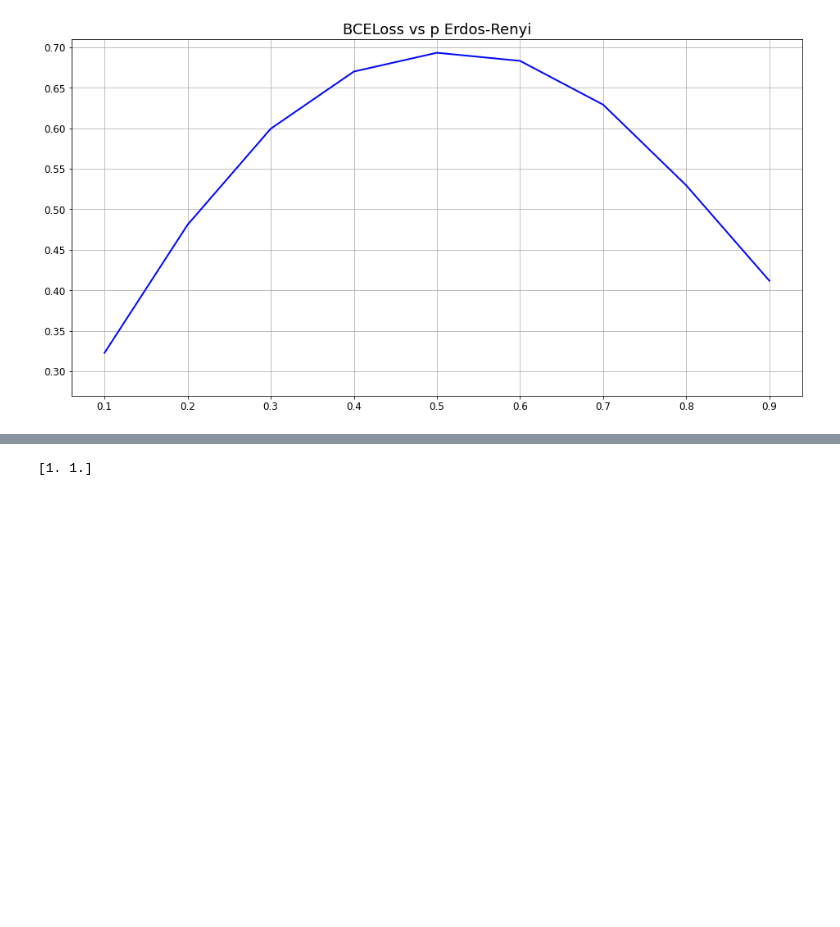
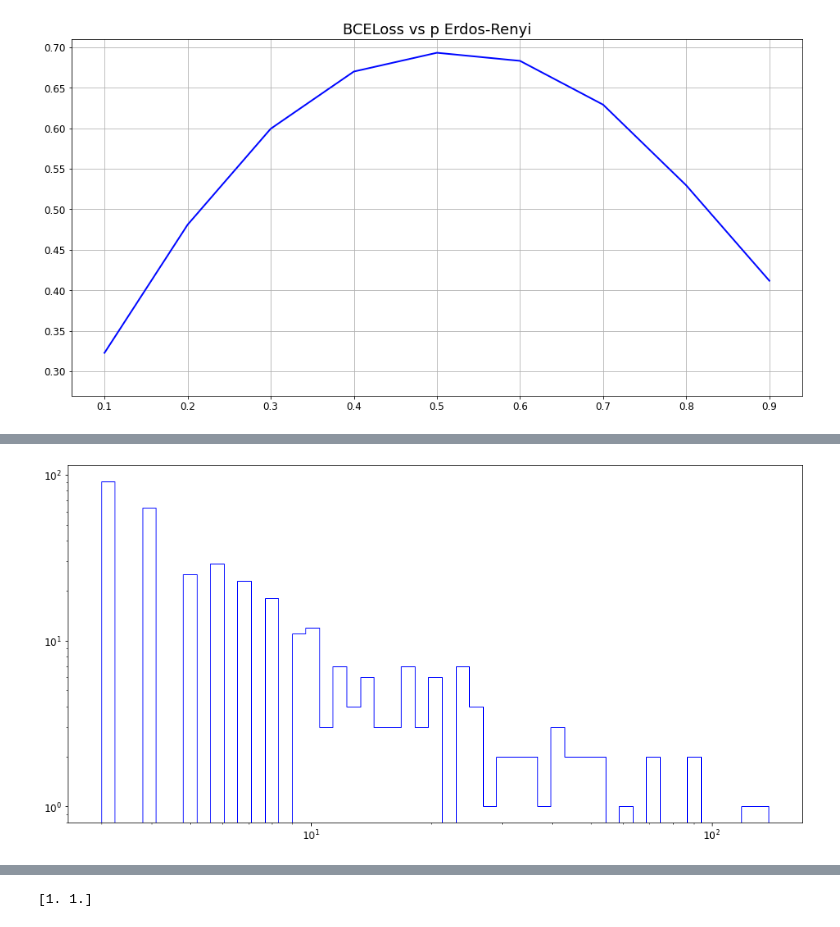
Before and after one commit to dandarm/Embednet, a Jupyter notebook: Pod_Autoencoder.ipynb, the cells around one changed output, grey strips where cells are left out. Saved outputs shown, nothing was run; the diff lists cells and outputs as text; code cells hidden in the pictures; blank space fills up the shorter version.

```diff
--- a/Pod_Autoencoder.ipynb
+++ b/Pod_Autoencoder.ipynb
@@ -825,0 +850,12 @@ plt.savefig("BCELoss_vs_p_Erdos-Renyi")
+# %%
+counts = np.unique(s, return_counts=True)
+degree_sorted = sorted(s, reverse=True)
+#plt.loglog(*counts)
+#plt.loglog(degree_sorted, '.')
+bins = np.logspace(np.log10(min(s)),np.log10(max(s)), 50)
+#bins=50
+plt.hist(degree_sorted, bins=bins, histtype='step');
+plt.gca().set_xscale("log")
+plt.gca().set_yscale("log")
+# %% [output]
+[figure, added]
```
Also changed, not shown: parts of 8 cells of this notebook, 12 other files.
